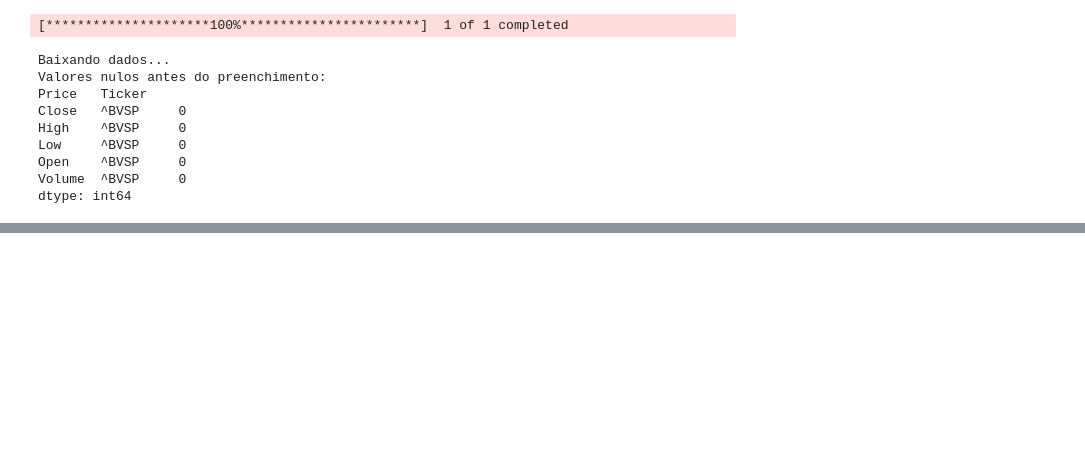
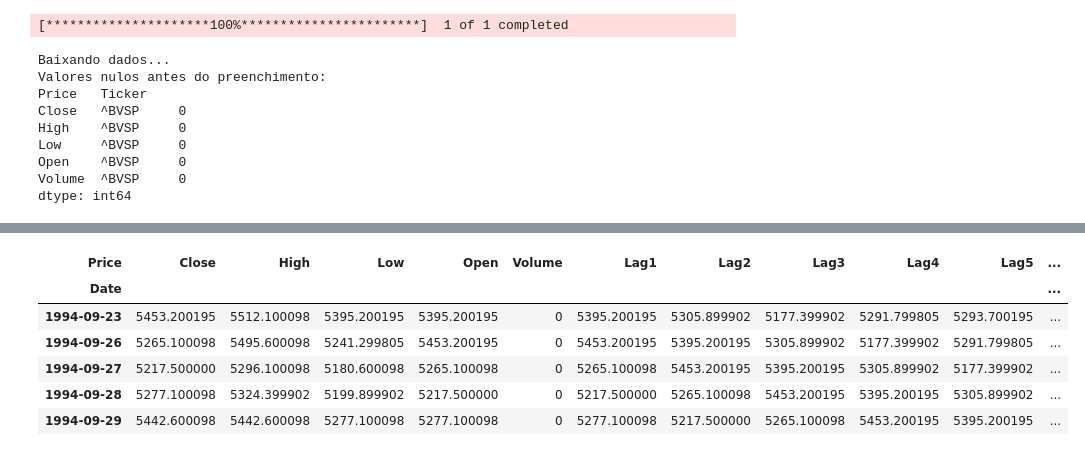
Before and after one commit to laribar/TechChallenge2, a Jupyter notebook: TechChallenge_2_Rev01.ipynb, the cells around one changed output, grey strips where cells are left out. Saved outputs shown, nothing was run; the diff lists cells and outputs as text; code cells hidden in the pictures; blank space fills up the shorter version.

```diff
--- a/TechChallenge_2_Rev01.ipynb
+++ b/TechChallenge_2_Rev01.ipynb
@@ -52,4 +226,12 @@ dtype: int64
 # %%
+# Feature Engineering
+df['Lag1'] = df['Close'].shift(1)
+df['Lag2'] = df['Close'].shift(2)
+df['Lag3'] = df['Close'].shift(3)
+df['Lag4'] = df['Close'].shift(4)
+df['Lag5'] = df['Close'].shift(5)
+df['Daily_Return'] = df['Close'].pct_change()
+
 # Criar features
 df['MA_7'] = df['Close'].rolling(window=7).mean()
 df['MA_30'] = df['Close'].rolling(window=30).mean()
@@ -73,4 +255,8 @@ df['RSI'] = 100 - (100 / (1 + rs))
 # Remover valores nulos remanescentes
 df.dropna(inplace=True)
 print("Dados após dropna:", len(df))
+
+# Definir variáveis preditoras e alvo
+X = df.drop(columns=['Close'])
+y = df['Close']
 # %% [output]
@@ -157,0 +264,11 @@ ValueError: Unable to coerce to Series, length must be 1: given 1260
+# %%
+df.head(
+)
+# %% [output]
+| Price | Close | High | Low | Open | Volume | Lag1 | Lag2 | Lag3 | Lag4 | Lag5 | ... |
+| Date |  |  |  |  |  |  |  |  |  |  | ... |
+| 1994-09-23 | 5453.200195 | 5512.100098 | 5395.200195 | 5395.200195 | 0 | 5395.200195 | 5305.899902 | 5177.399902 | 5291.799805 | 5293.700195 | ... |
+| 1994-09-26 | 5265.100098 | 5495.600098 | 5241.299805 | 5453.200195 | 0 | 5453.200195 | 5395.200195 | 5305.899902 | 5177.399902 | 5291.799805 | ... |
+| 1994-09-27 | 5217.500000 | 5296.100098 | 5180.600098 | 5265.100098 | 0 | 5265.100098 | 5453.200195 | 5395.200195 | 5305.899902 | 5177.399902 | ... |
+| 1994-09-28 | 5277.100098 | 5324.399902 | 5199.899902 | 5217.500000 | 0 | 5217.500000 | 5265.100098 | 5453.200195 | 5395.200195 | 5305.899902 | ... |
+| 1994-09-29 | 5442.600098 | 5442.600098 | 5277.100098 | 5277.100098 | 0 | 5277.100098 | 5217.500000 | 5265.100098 | 5453.200195 | 5395.200195 | ... |
```
Also changed, not shown: parts of 16 cells of this notebook.
